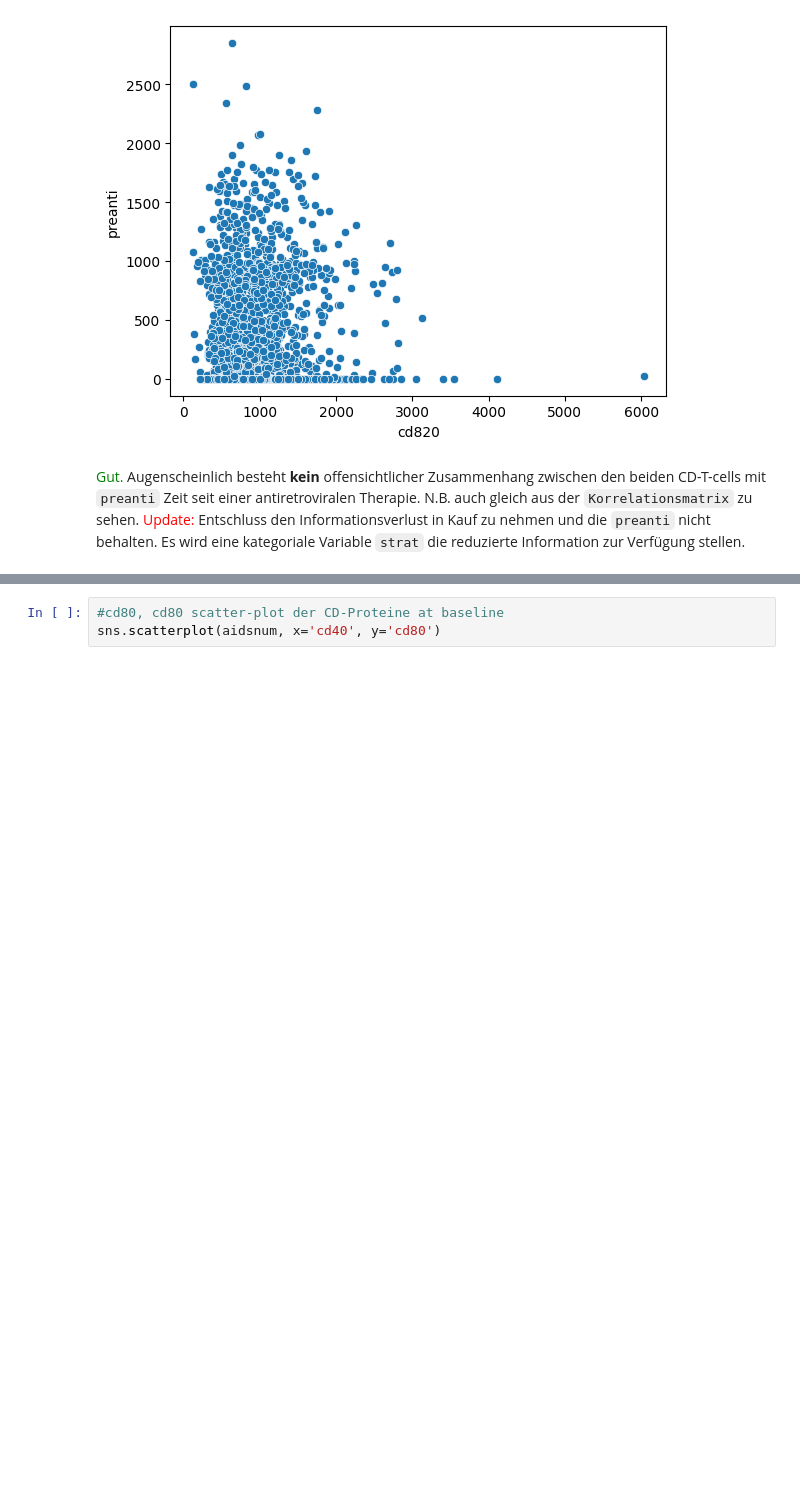
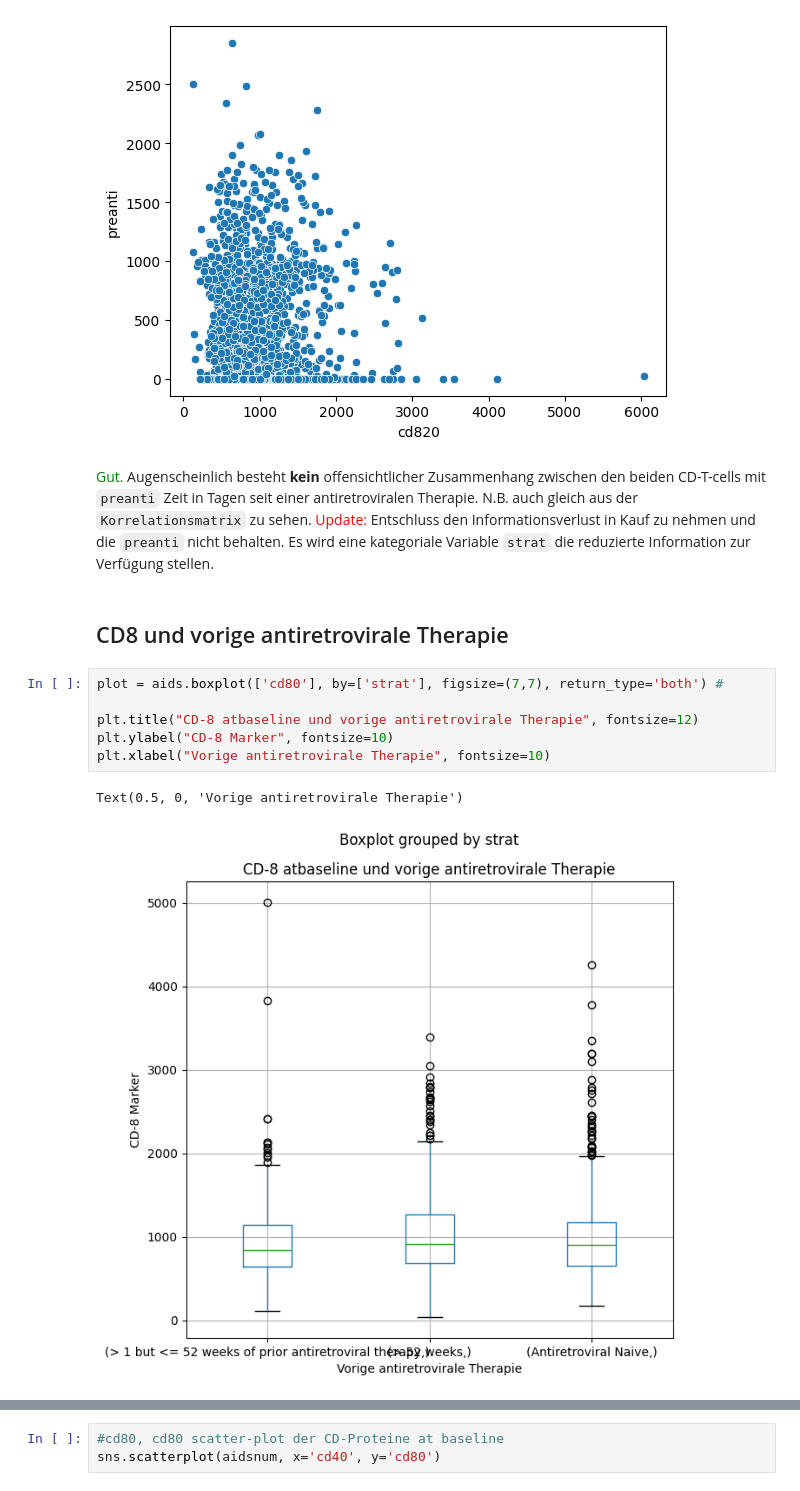
Before and after one commit to bogatyr-e/ml-prediction-aids, a Jupyter notebook: src/preprocessing.ipynb, the cells around one changed output, grey strips where cells are left out. Saved outputs shown, nothing was run; the diff lists cells and outputs as text; blank space fills up the shorter version.

```diff
--- a/src/preprocessing.ipynb
+++ b/src/preprocessing.ipynb
@@ -404,4 +413,15 @@ sns.scatterplot(aidsnum, x='cd820', y='preanti')
 <Axes: xlabel='cd820', ylabel='preanti'>
 [figure]
 # %% [markdown]
- <span style=color:green> Gut. </span> Augenscheinlich besteht **kein** offensichtlicher Zusammenhang zwischen den beiden CD-T-cells mit `preanti` Zeit seit einer antiretroviralen Therapie. N.B. auch gleich aus der `Korrelationsmatrix` zu sehen. <span style=color:red> Update: </span> Entschluss den Informationsverlust in Kauf zu nehmen und die `preanti` nicht behalten. Es wird eine kategoriale Variable `strat` die reduzierte Information zur Verfügung stellen.
+ <span style=color:green> Gut. </span> Augenscheinlich besteht **kein** offensichtlicher Zusammenhang zwischen den beiden CD-T-cells mit `preanti` Zeit in Tagen seit einer antiretroviralen Therapie. N.B. auch gleich aus der `Korrelationsmatrix` zu sehen. <span style=color:red> Update: </span> Entschluss den Informationsverlust in Kauf zu nehmen und die `preanti` nicht behalten. Es wird eine kategoriale Variable `strat` die reduzierte Information zur Verfügung stellen.
+# %% [markdown]
+## CD8 und vorige antiretrovirale Therapie
+# %%
+plot = aids.boxplot(['cd80'], by=['strat'], figsize=(7,7), return_type='both') #
+
+plt.title("CD-8 atbaseline und vorige antiretrovirale Therapie", fontsize=12)
+plt.ylabel("CD-8 Marker", fontsize=10)
+plt.xlabel("Vorige antiretrovirale Therapie", fontsize=10)
+# %% [output]
+Text(0.5, 0, 'Vorige antiretrovirale Therapie')
+[figure, added]
```
Also changed, not shown: parts of 31 cells of this notebook, 2 other files.
